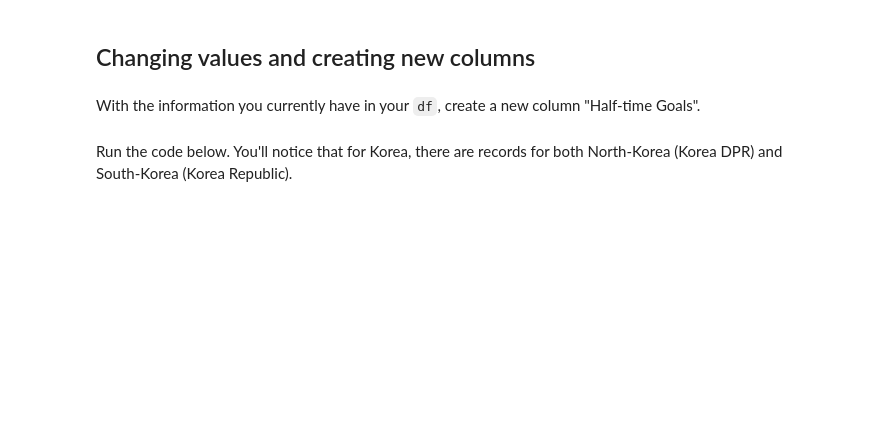
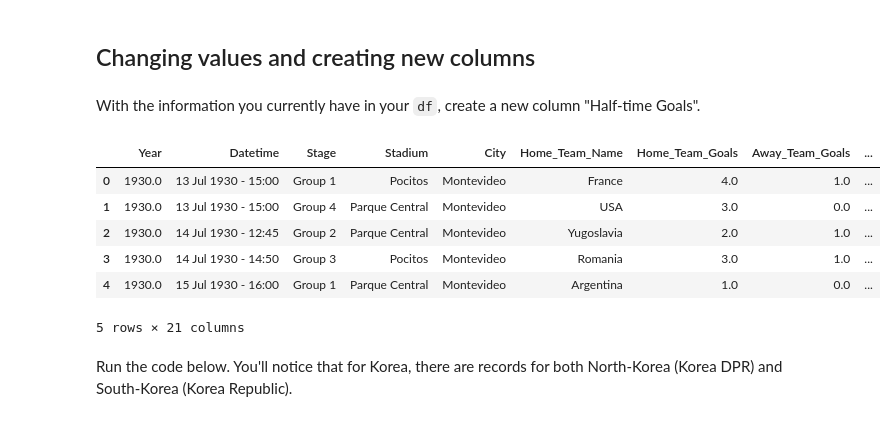
Before and after one commit to migerman1/dsc-1-03-09-accessing-data-within-pandas-lab-online-ds-sp-000, a Jupyter notebook: index.ipynb, the cells around one changed output. Drawn from its saved outputs; the diff is of its cells as text; code cells hidden in the pictures; blank space fills up the shorter version.

```diff
--- a/index.ipynb
+++ b/index.ipynb
@@ -156,0 +146,4 @@ df.loc[(df.)].count()
+# %%
+df.columns = df.columns.str.replace(' ', '_')
+#df.loc[
+df.loc[df.Home_Team_Name == 'Netherlands'].shape[0]
@@ -170,5 +185,16 @@ In the world cup history, how matches had more than 5 goals in total?
 ## Changing values and creating new columns
 # %% [markdown]
 With the information you currently have in your `df`, create a new column "Half-time Goals".
+# %%
+df['Half-time Goals'] = np.NaN
+df.head()
+# %% [output]
+|  | Year | Datetime | Stage | Stadium | City | Home_Team_Name | Home_Team_Goals | Away_Team_Goals | ... |
+| 0 | 1930.0 | 13 Jul 1930 - 15:00 | Group 1 | Pocitos | Montevideo | France | 4.0 | 1.0 | ... |
+| 1 | 1930.0 | 13 Jul 1930 - 15:00 | Group 4 | Parque Central | Montevideo | USA | 3.0 | 0.0 | ... |
+| 2 | 1930.0 | 14 Jul 1930 - 12:45 | Group 2 | Parque Central | Montevideo | Yugoslavia | 2.0 | 1.0 | ... |
+| 3 | 1930.0 | 14 Jul 1930 - 14:50 | Group 3 | Pocitos | Montevideo | Romania | 3.0 | 1.0 | ... |
+| 4 | 1930.0 | 15 Jul 1930 - 16:00 | Group 1 | Parque Central | Montevideo | Argentina | 1.0 | 0.0 | ... |
+5 rows × 21 columns
 # %% [markdown]
 Run the code below. You'll notice that for Korea, there are records for both North-Korea (Korea DPR) and South-Korea (Korea Republic).
```
Also changed, not shown: parts of 9 cells of this notebook.
